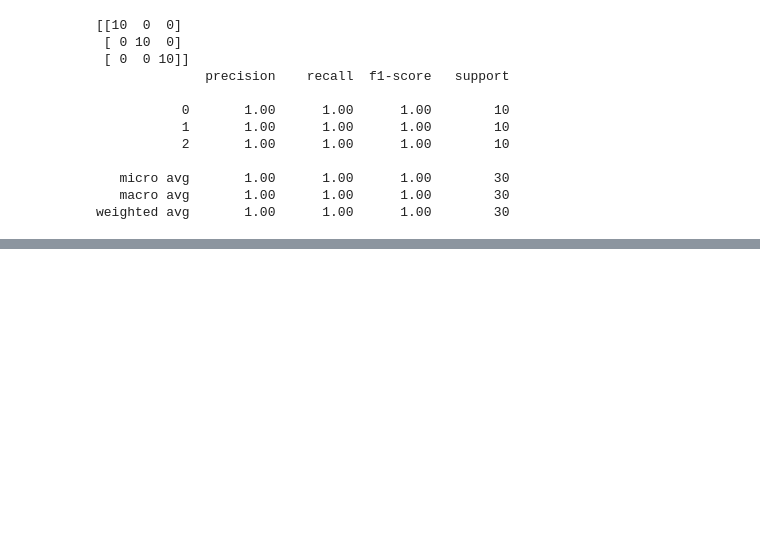
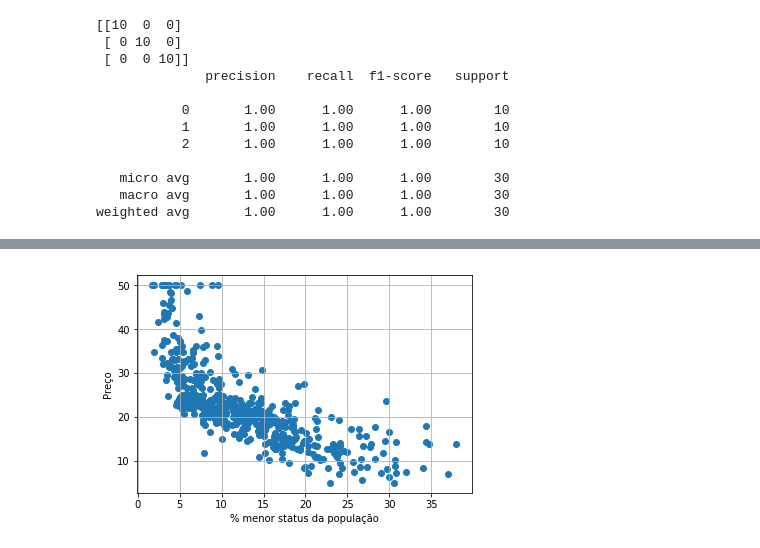
Before and after one commit to camilalopes/genetico, a Jupyter notebook: aprendizagem/apresentacao.ipynb, the cells around one changed output, grey strips where cells are left out. Drawn from its saved outputs; the diff is of its cells as text; code cells hidden in the pictures; blank space fills up the shorter version.

```diff
--- a/aprendizagem/apresentacao.ipynb
+++ b/aprendizagem/apresentacao.ipynb
@@ -95,0 +160,10 @@ plt.show()
+# %%
+x = boston['LSTAT']
+y = boston['MEDV']
+plt.scatter(x, y, cmap=plt.cm.Set1)
+plt.xlabel('% menor status da população')
+plt.ylabel('Preço')
+plt.grid(True)
+plt.show()
+# %% [output]
+[figure, added]
```
Also changed, not shown: parts of 14 cells of this notebook, 1 other file.
